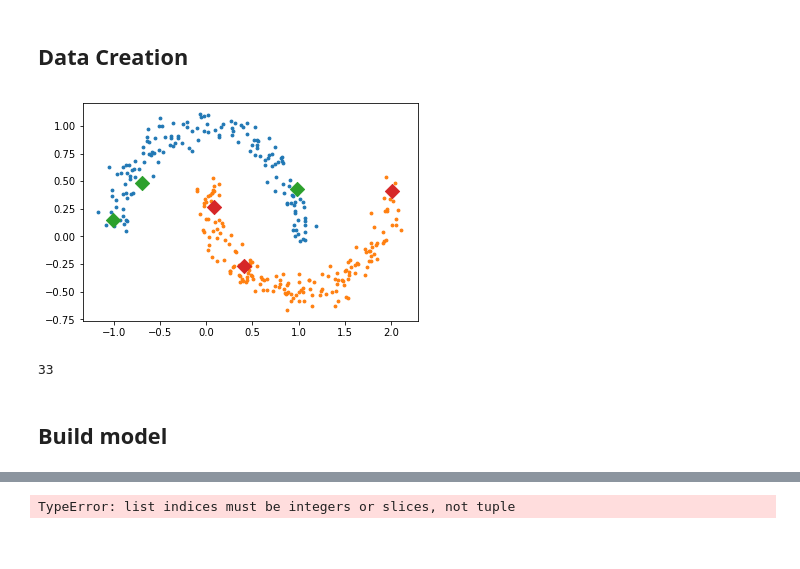
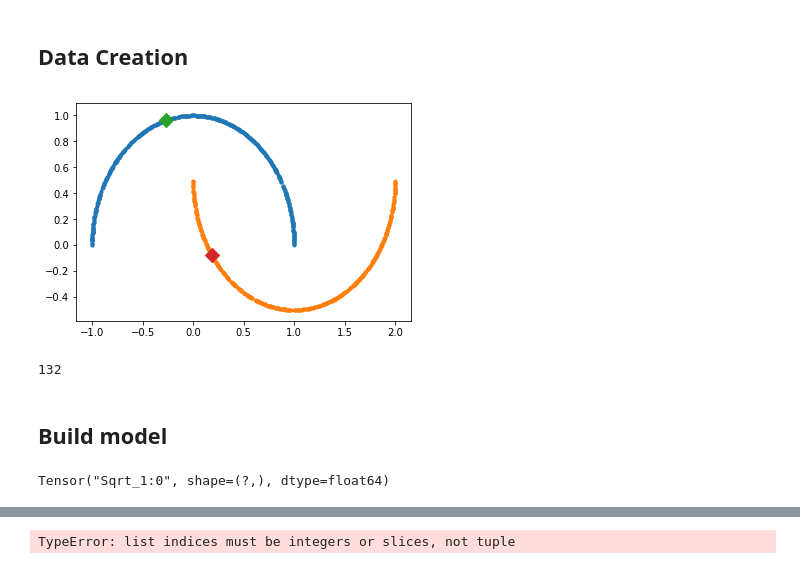
Before and after one commit to bruno-31/toy_ssl, a Jupyter notebook: ssl_experiments.ipynb, the cells around one changed output, grey strips where cells are left out. Drawn from its saved outputs; the diff is of its cells as text; code cells hidden in the pictures.

```diff
--- a/ssl_experiments.ipynb
+++ b/ssl_experiments.ipynb
@@ -52,50 +52,51 @@ params = dict(
     unl_batch_size = 10,
     learning_rate=3e-4,
     beta1=0.5,
-    epoch=1200,
+    epoch=4000,
     epsilon=1e-8,
     max_iter=20000,
     viz_every=2000,
     z_dim=256,
     x_dim=2,
     optimizer='rmsprop', # rmsprop sgd sga
-    seed = 122524,
-    nabla = 0,
-    l2_w = 0.
+    seed = 1224,
+    nabla = 0.00000,
+    l2_w = 0.,
+    inforeg_w = 0.
 )
 rng = np.random.RandomState(params['seed'])  # seed labels
 # %% [markdown]
 ## Data Creation
 # %%
-labeled =3
-x,y=make_moons(n_samples=1000, shuffle=True, noise=0.08, random_state=rng.randint(2**10))
+labeled = 1
+x,y=make_moons(n_samples=4000, shuffle=True, noise=0., random_state=rng.randint(2**10))
 trainx, testx, trainy, testy = train_test_split(x, y, test_size=0.33, random_state=rng.randint(2**10))
 trainx_unl = trainx.copy()
 
 inds = rng.permutation(trainx.shape[0])
 trainx = trainx[inds]
 trainy = trainy[inds]
 txs = []
 tys = []
 for j in range(10):
     txs.append(trainx[trainy == j][:labeled])
     tys.append(trainy[trainy == j][:labeled])
 txs = np.concatenate(txs, axis=0)
 tys = np.concatenate(tys, axis=0)
 trainx = txs
 trainy = tys
 
 nr_batch_train = trainx.shape[0] // params['batch_size']
 nr_batch_test = testx.shape[0] // params['batch_size']
 
 utils.scatter_2_class(testx,testy,s=8)
 # utils.scatter_2_class(trainx_unl,np.ones(trainx_unl.shape[0]),s=1,c='k')
 utils.scatter_2_class(trainx,trainy,marker = 'D',s=100)
 plt.show()
 # %% [output]
-[figure, old version]
+[figure, new version]
 # %%
 nr_batch_test
 # %% [output]
-33
+132
 # %%
@@ -140,19 +147,30 @@ jacob_norm = tf.reduce_sum(tf.square(tf.gradients(logits_unl,next_unl)),axis=[0,
 j_loss = tf.reduce_mean(jacob_norm)
 _l2 = tf.losses.get_regularization_losses()
 
+#inforeg
+def l2_norm (x,axis,epsilon=1e-8):
+    return tf.sqrt(epsilon+tf.reduce_sum(tf.square(x),axis=axis))
+
+# im = tf.placeholder(shape=[None, 2])
+soft_pred = tf.nn.softmax(logits)
+nablax = tf.gradients(soft_pred,next_element)[0]
+inforeg = tf.divide(l2_norm(nablax,axis=1),tf.multiply(soft_pred,1-soft_pred))
+print(l2_norm(nablax,axis=1))
 # jacob_norm = tf.square(tf.nn.softmax(logits_unl) - tf.nn.softmax(logits_unl_delta))
 # j_loss = tf.reduce_mean(jacob_norm)
 
 xloss = tf.reduce_mean(
     tf.nn.sigmoid_cross_entropy_with_logits(logits=logits, labels=tf.cast(next_label,tf.float64)))
 
-loss = xloss + params['nabla'] * j_loss + params['l2_w']* _l2[0]
+loss = xloss + params['nabla'] * j_loss + params['l2_w']* _l2[0] + params['inforeg_w'] * inforeg
 
 optimizer = tf.train.RMSPropOptimizer(params['learning_rate'])
 train_op = optimizer.minimize(loss)
 
 accuracy = utils.accuracy(logits,next_label)
 prediction = utils.prediction(logits)
+# %% [output]
+Tensor("Sqrt_1:0", shape=(?,), dtype=float64)
 # %%
 sess = tf.InteractiveSession()
 sess.run(tf.global_variables_initializer())
```
Also changed, not shown: parts of 4 cells of this notebook, 1 other file.
